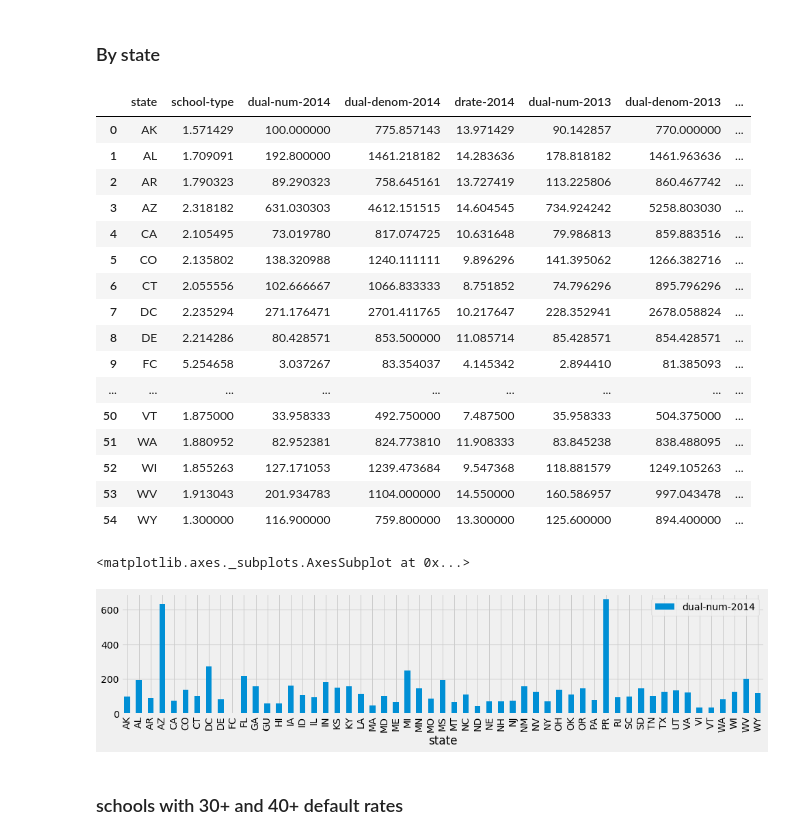
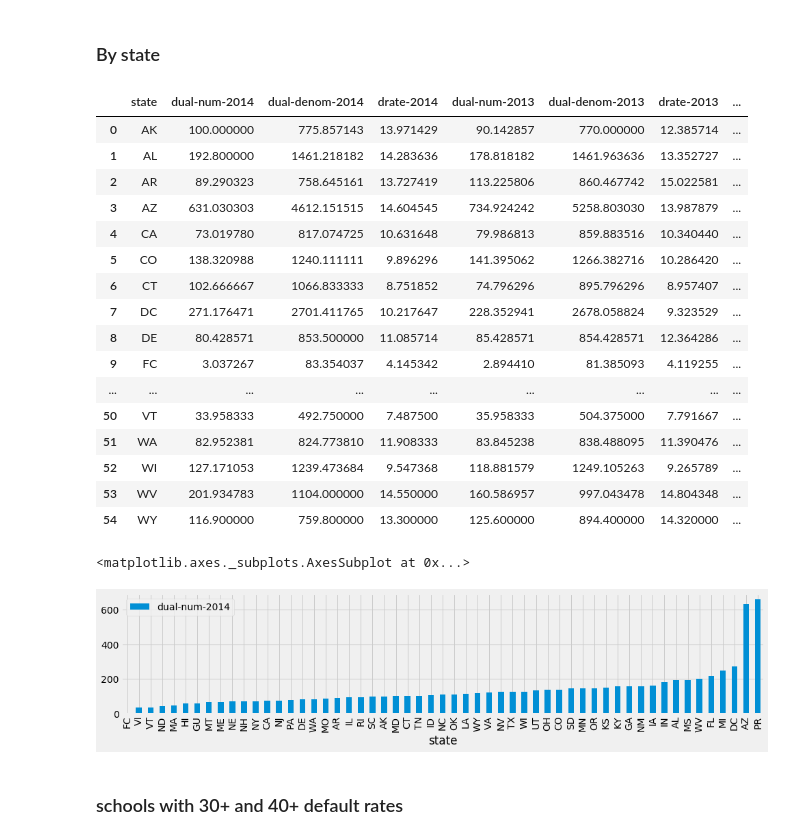
Before and after one commit to isabella232/federal-aid-data, a Jupyter notebook: default-only.ipynb, the cells around one changed output. Cells and saved outputs as stored; diff of their text form; code cells hidden in the pictures.

Commit message:
rerun numbers used in outline and add separate csvs for exports

```diff
--- a/default-only.ipynb
+++ b/default-only.ipynb
@@ -78,6 +81,29 @@ def find_beauty_schools(string):
         return True
     else:
         return False
+
+def find_community_colleges(string):
+    string = str.lower(string)
+    if (string.find('community') != -1):
+        return True
+#     elif (string.find('technical') != -1):
+#         return True
+    else:
+        return False
+
+def upd_school_type(num):
+    if (num == 1):
+        return 'public'
+    elif (num == 2):
+        return 'private, non-profit'
+    elif (num == 3):
+        return 'for-profit (proprietary)'
+    elif (num == 4):
+        return 'foreign public'
+    elif (num == 5):
+        return 'foreign private'
+    elif (num == 6):
+        return 'foreign for-profit'
 # %%
 # rename and classify headers
 default_all_schools.rename(columns=lambda c: replace_year(c), inplace=True)
@@ -93,0 +112,6 @@ default_all_schools.head()
+# %%
+# rename school-type column to be explicitly for numbers
+default_all_schools = default_all_schools.rename(columns={'school-type':'school-type-num'})
+
+default_all_schools['school-type-label'] = default_all_schools['school-type-num'].apply(upd_school_type)
+list(default_all_schools)
@@ -306,33 +387,33 @@ default_cond.groupby('school-type').mean().reset_index().drop(['opeid','prog-len
 ### By state
 # %%
 # find the average default number by state
-avgDefaulters_byState = default_cond.groupby('state').mean().reset_index().drop(['opeid','prog-length','ethnic-code'], axis=1)
+avgDefaulters_byState = default_cond.groupby('state').mean().reset_index().drop(['opeid','prog-length','ethnic-code','school-type-num'], axis=1)
 avgDefaulters_byState
 # default_cond[default_cond['state'] == 'FC']
 # %% [output]
-|  | state | school-type | dual-num-2014 | dual-denom-2014 | drate-2014 | dual-num-2013 | dual-denom-2013 | ... |
-| 0 | AK | 1.571429 | 100.000000 | 775.857143 | 13.971429 | 90.142857 | 770.000000 | ... |
-| 1 | AL | 1.709091 | 192.800000 | 1461.218182 | 14.283636 | 178.818182 | 1461.963636 | ... |
-| 2 | AR | 1.790323 | 89.290323 | 758.645161 | 13.727419 | 113.225806 | 860.467742 | ... |
-| 3 | AZ | 2.318182 | 631.030303 | 4612.151515 | 14.604545 | 734.924242 | 5258.803030 | ... |
-| 4 | CA | 2.105495 | 73.019780 | 817.074725 | 10.631648 | 79.986813 | 859.883516 | ... |
-| 5 | CO | 2.135802 | 138.320988 | 1240.111111 | 9.896296 | 141.395062 | 1266.382716 | ... |
-| 6 | CT | 2.055556 | 102.666667 | 1066.833333 | 8.751852 | 74.796296 | 895.796296 | ... |
-| 7 | DC | 2.235294 | 271.176471 | 2701.411765 | 10.217647 | 228.352941 | 2678.058824 | ... |
-| 8 | DE | 2.214286 | 80.428571 | 853.500000 | 11.085714 | 85.428571 | 854.428571 | ... |
-| 9 | FC | 5.254658 | 3.037267 | 83.354037 | 4.145342 | 2.894410 | 81.385093 | ... |
+|  | state | dual-num-2014 | dual-denom-2014 | drate-2014 | dual-num-2013 | dual-denom-2013 | drate-2013 | ... |
+| 0 | AK | 100.000000 | 775.857143 | 13.971429 | 90.142857 | 770.000000 | 12.385714 | ... |
+| 1 | AL | 192.800000 | 1461.218182 | 14.283636 | 178.818182 | 1461.963636 | 13.352727 | ... |
+| 2 | AR | 89.290323 | 758.645161 | 13.727419 | 113.225806 | 860.467742 | 15.022581 | ... |
+| 3 | AZ | 631.030303 | 4612.151515 | 14.604545 | 734.924242 | 5258.803030 | 13.987879 | ... |
+| 4 | CA | 73.019780 | 817.074725 | 10.631648 | 79.986813 | 859.883516 | 10.340440 | ... |
+| 5 | CO | 138.320988 | 1240.111111 | 9.896296 | 141.395062 | 1266.382716 | 10.286420 | ... |
+| 6 | CT | 102.666667 | 1066.833333 | 8.751852 | 74.796296 | 895.796296 | 8.957407 | ... |
+| 7 | DC | 271.176471 | 2701.411765 | 10.217647 | 228.352941 | 2678.058824 | 9.323529 | ... |
+| 8 | DE | 80.428571 | 853.500000 | 11.085714 | 85.428571 | 854.428571 | 12.364286 | ... |
+| 9 | FC | 3.037267 | 83.354037 | 4.145342 | 2.894410 | 81.385093 | 4.119255 | ... |
 | ... | ... | ... | ... | ... | ... | ... | ... | ... |
-| 50 | VT | 1.875000 | 33.958333 | 492.750000 | 7.487500 | 35.958333 | 504.375000 | ... |
-| 51 | WA | 1.880952 | 82.952381 | 824.773810 | 11.908333 | 83.845238 | 838.488095 | ... |
-| 52 | WI | 1.855263 | 127.171053 | 1239.473684 | 9.547368 | 118.881579 | 1249.105263 | ... |
-| 53 | WV | 1.913043 | 201.934783 | 1104.000000 | 14.550000 | 160.586957 | 997.043478 | ... |
-| 54 | WY | 1.300000 | 116.900000 | 759.800000 | 13.300000 | 125.600000 | 894.400000 | ... |
+| 50 | VT | 33.958333 | 492.750000 | 7.487500 | 35.958333 | 504.375000 | 7.791667 | ... |
+| 51 | WA | 82.952381 | 824.773810 | 11.908333 | 83.845238 | 838.488095 | 11.390476 | ... |
+| 52 | WI | 127.171053 | 1239.473684 | 9.547368 | 118.881579 | 1249.105263 | 9.265789 | ... |
+| 53 | WV | 201.934783 | 1104.000000 | 14.550000 | 160.586957 | 997.043478 | 14.804348 | ... |
+| 54 | WY | 116.900000 | 759.800000 | 13.300000 | 125.600000 | 894.400000 | 14.320000 | ... |
 # %%
-avgDefaulters_byState.plot(kind='bar',x='state',y='dual-num-2014', figsize=[15,3])
+avgDefaulters_byState.sort_values('dual-num-2014').plot(kind='bar',x='state',y='dual-num-2014', figsize=[15,3])
 # .sort_values('dual-num-2014',ascending=False)
 # %% [output]
 <matplotlib.axes._subplots.AxesSubplot at 0x...>
-[figure, old version]
+[figure, new version]
 # %% [markdown]
 ### schools with 30+ and 40+ default rates
 # %%
```
Also changed, not shown: parts of 22 cells of this notebook, 11 other files.
